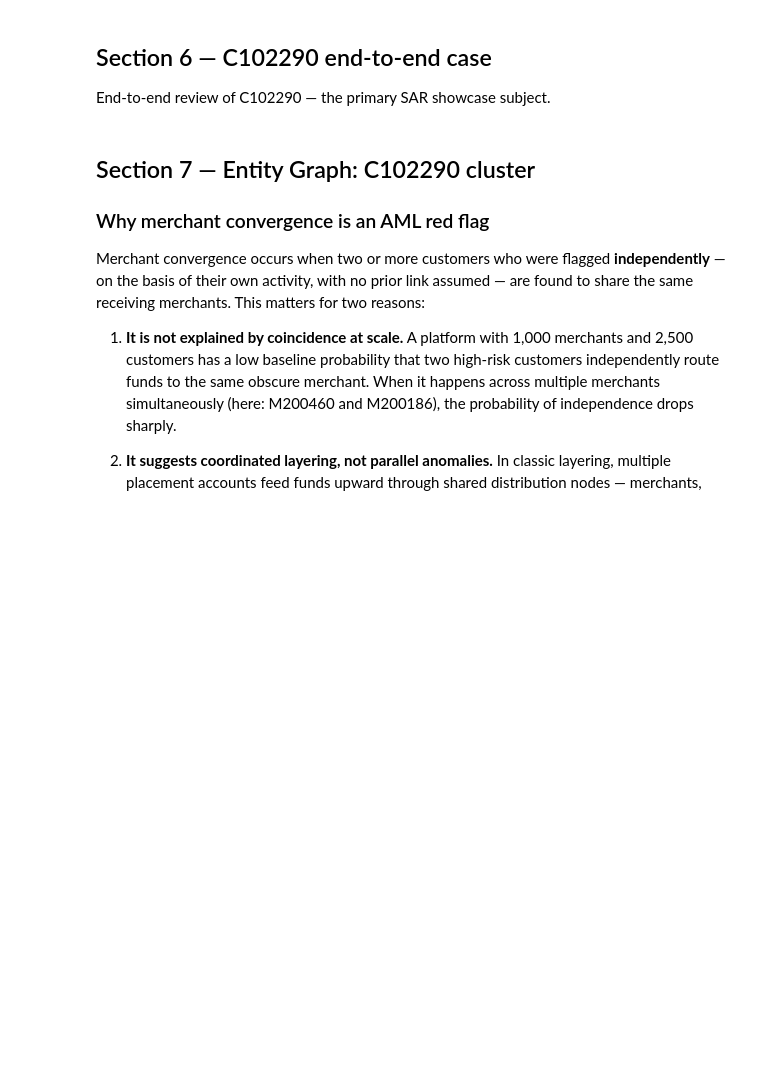
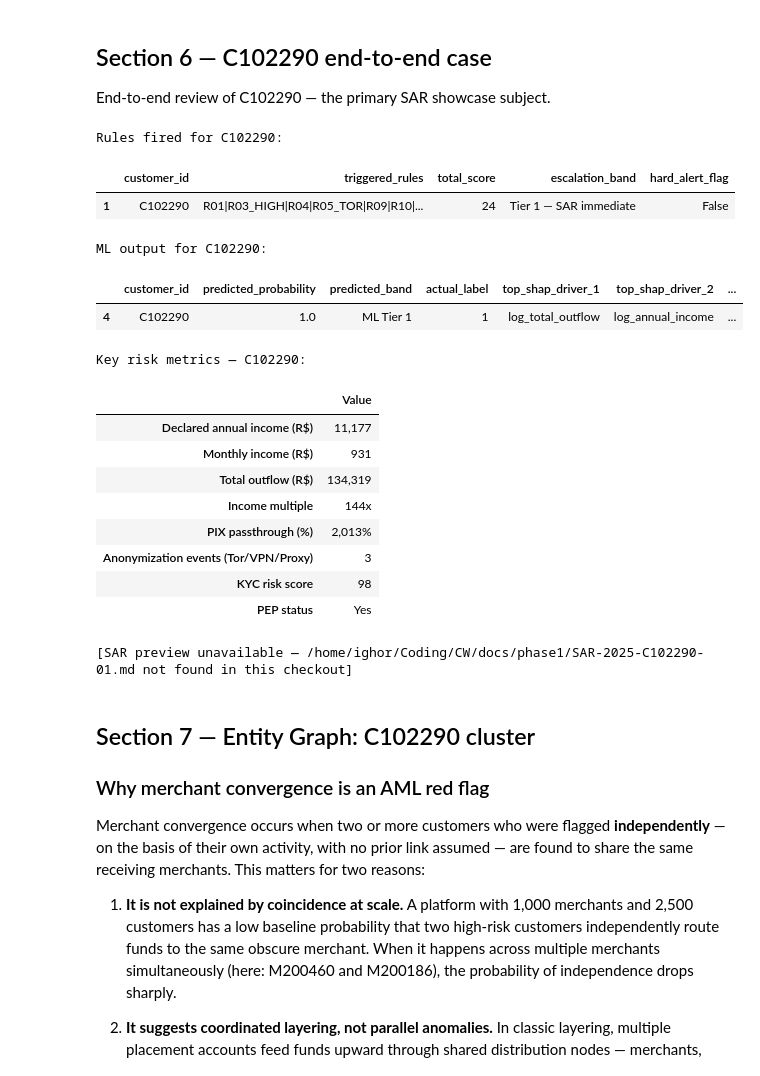
Before and after one commit to ighorj/cw-challenge-private, a Jupyter notebook: notebooks/aml_investigation.ipynb, the cells around one changed output. Saved outputs shown, nothing was run; the diff lists cells and outputs as text; code cells hidden in the pictures; blank space fills up the shorter version.

```diff
--- a/notebooks/aml_investigation.ipynb
+++ b/notebooks/aml_investigation.ipynb
@@ -383,38 +546,59 @@ kyc_row  = kyc_idx.loc[SUBJECT]
 subj_txs = cust_txs[cust_txs.sender_id == SUBJECT]
 
 declared_annual  = 11_177.0
 declared_monthly = declared_annual / 12
 total_outflow    = subj_txs["amount_brl"].sum()
 income_multiple  = total_outflow / declared_monthly
 
 # PIX passthrough
 subj_pix_out = txs[(txs.pix_flow == "cash_out")  & (txs.sender_id == SUBJECT)]["amount_brl"].sum()
 subj_pix_in  = txs[(txs.pix_flow == "cash_in")   & (txs.receiver_id == SUBJECT)]["amount_brl"].sum()
 pix_passthru_pct = (subj_pix_out / subj_pix_in * 100) if subj_pix_in > 0 else float("inf")
 
 # Anonymization events
 anon_events = int(subj_txs[subj_txs.ip_proxy_vpn_tor.isin(["Tor", "VPN", "Proxy"])].shape[0])
 
 summary = {
     "Declared annual income (R$)":        f"{declared_annual:,.0f}",
     "Monthly income (R$)":                f"{declared_monthly:,.0f}",
     "Total outflow (R$)":                 f"{total_outflow:,.0f}",
     "Income multiple":                    f"{income_multiple:.0f}x",
     "PIX passthrough (%)": f"{pix_passthru_pct:,.0f}%",
     "Anonymization events (Tor/VPN/Proxy)": anon_events,
     "KYC risk score":                     kyc_row["kyc_risk_score"],
     "PEP status":                         kyc_row["pep"],
 }
 
 print(f"Key risk metrics — {SUBJECT}:")
 display(pd.DataFrame.from_dict(summary, orient="index", columns=["Value"]))
 print()
 
-# ── First 60 lines of SAR ─────────────────────────────────────────────────────
-sar_path  = ROOT / "docs" / "phase1" / "SAR-2025-C102290-01.md"
-sar_lines = sar_path.read_text().splitlines()[:60]
-print(f"\n--- {sar_path.name} (first 60 lines) ---\n")
-print("\n".join(sar_lines))
+# ── First 60 lines of SAR (graceful if file missing) ─────────────────────────
+sar_path = ROOT / "docs" / "phase1" / "SAR-2025-C102290-01.md"
+if sar_path.exists():
+    sar_lines = sar_path.read_text().splitlines()[:60]
+    print(f"\n--- {sar_path.name} (first 60 lines) ---\n")
+    print("\n".join(sar_lines))
+else:
+    print(f"\n[SAR preview unavailable — {sar_path} not found in this checkout]")
+# %% [output]
+Rules fired for C102290:
+|  | customer_id | triggered_rules | total_score | escalation_band | hard_alert_flag |
+| 1 | C102290 | R01|R03_HIGH|R04|R05_TOR|R09|R10|... | 24 | Tier 1 — SAR immediate | False |
+ML output for C102290:
+|  | customer_id | predicted_probability | predicted_band | actual_label | top_shap_driver_1 | top_shap_driver_2 | ... |
+| 4 | C102290 | 1.0 | ML Tier 1 | 1 | log_total_outflow | log_annual_income | ... |
+Key risk metrics — C102290:
+|  | Value |
+| Declared annual income (R$) | 11,177 |
+| Monthly income (R$) | 931 |
+| Total outflow (R$) | 134,319 |
+| Income multiple | 144x |
+| PIX passthrough (%) | 2,013% |
+| Anonymization events (Tor/VPN/Proxy) | 3 |
+| KYC risk score | 98 |
+| PEP status | Yes |
+[SAR preview unavailable — /home/ighor/Coding/CW/docs/phase1/SAR-2025-C102290-01.md not found in this checkout]
 # %% [markdown]
 ## Section 7 — Entity Graph: C102290 cluster
 
```
Also changed, not shown: parts of 8 cells of this notebook, 2 other files.
